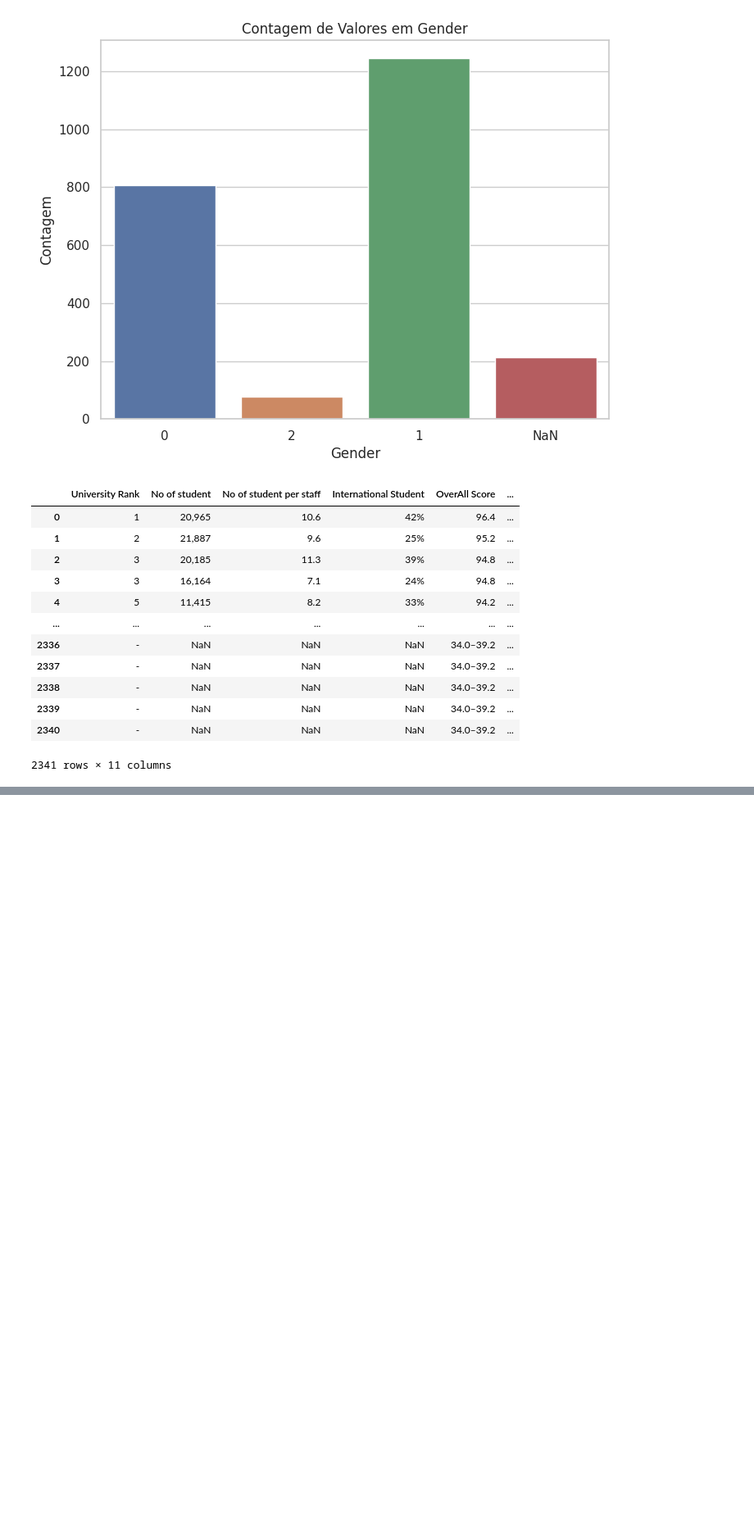
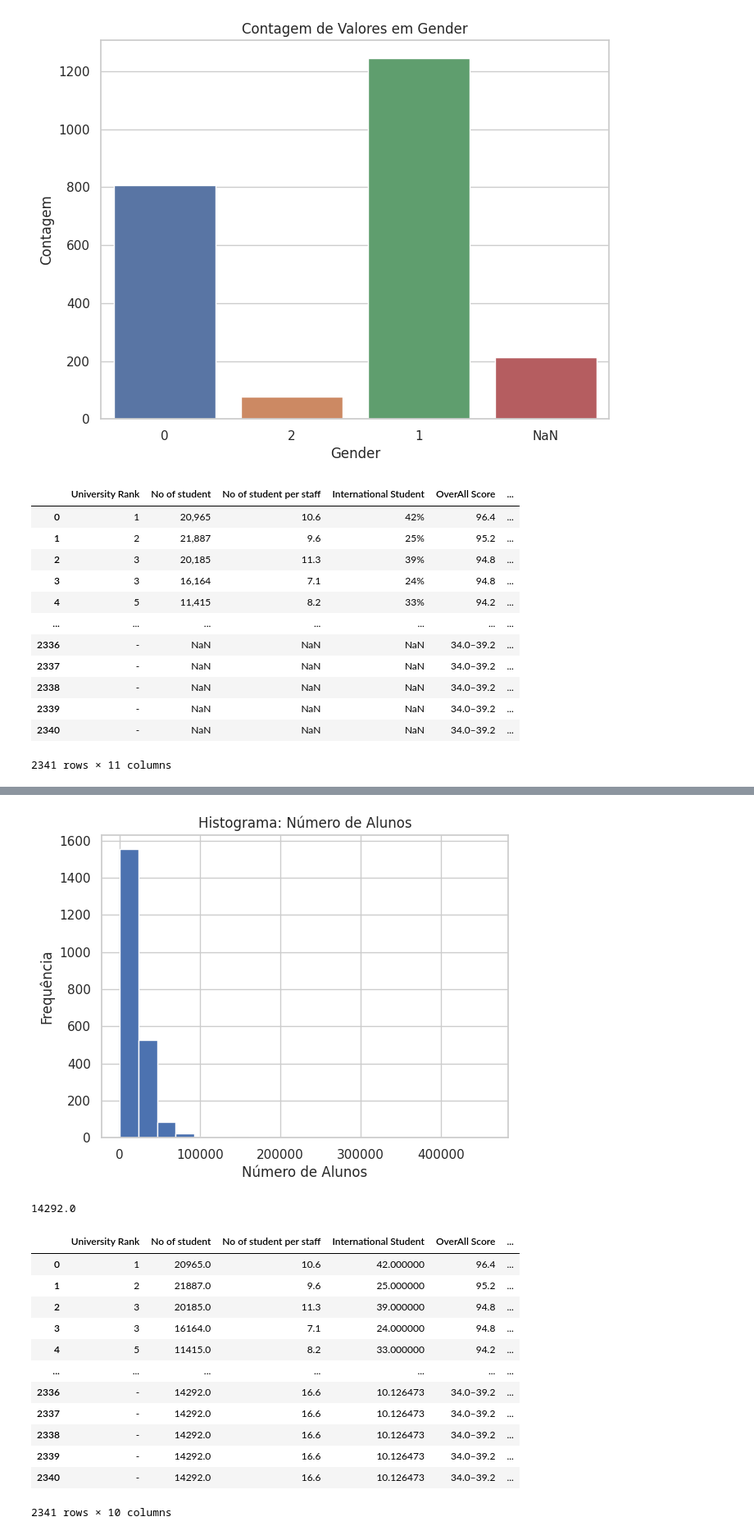
Before and after one commit to luadeprataart/Reconhecimento-de-Padroes, a Jupyter notebook: Desenvolvimento_de_Sistemas_de_IA_para_Análise_e_Previsão_de_Dados_no_Kaggle.ipynb, the cells around one changed output, grey strips where cells are left out. Shown at 82% size. Cells and saved outputs as stored; diff of their text form; code cells hidden in the pictures; blank space fills up the shorter version.

```diff
--- a/Desenvolvimento_de_Sistemas_de_IA_para_Análise_e_Previsão_de_Dados_no_Kaggle.ipynb
+++ b/Desenvolvimento_de_Sistemas_de_IA_para_Análise_e_Previsão_de_Dados_no_Kaggle.ipynb
@@ -302,3 +321,17 @@ display(df_filled)
 # %%
 #Tratando No of student per staff (Número de alunos por funcionário)
 #No of student per staff 133 dados faltantes
+#Utilizando a media pois o grafico tem um pico de frequencia muito nitido
+median_value = df_filled['No of student per staff'].median()
+df_filled['No of student per staff'].fillna(median_value, inplace=True)
+# %%
+#Tratando a coluna International Student
+#removendo a % dos valores e convertendo todos para float
+df_filled['International Student'] = pd.to_numeric(df_filled['International Student'].str.rstrip('%'), errors='coerce')
+
+#Removendo os valores vazios adicionando a media de alunos internacionais nas universidades
+media_value = df_filled['International Student'].mean()
+print('Media: '  , median_value)
+df_filled['International Student'].fillna(media_value, inplace=True)
+
+df_filled
@@ -304,0 +353,45 @@ display(df_filled)
+# %%
+#Tratando a coluna Research Score e Teaching Score
+#Na Matriz de Correlação (Heatmap), observa-se que research score e teaching score tem uma relação muito alta entre eles (0.88), ou seja quando uma variável
+#aumenta, a outra tende a aumentar também.
+
+#Sendo assim, a opção foi remover uma delas do dataset, e a Teaching Score foi a escolhida para ser removida
+df_remove_correlacao= df_filled.drop(columns=['Teaching Score'])
+
+media_value = df_remove_correlacao['Research Score'].mean()
+df_remove_correlacao['Research Score'].fillna(media_value, inplace=True)
+# %%
+#Tratando a coluna No of student
+#remover as virgulas dos dados
+df_remove_correlacao['No of student'] = pd.to_numeric(df_remove_correlacao['No of student'].str.replace(',', ''), errors='coerce')
+
+
+plt.hist(df_remove_correlacao['No of student'], bins=20)
+plt.xlabel('Número de Alunos')
+plt.ylabel('Frequência')
+plt.title('Histograma: Número de Alunos')
+plt.show()
+
+#tratando valores nulos com a mediana já que existe um pico muito definido
+media_value = df_remove_correlacao['No of student'].median()
+print(media_value)
+df_remove_correlacao['No of student'].fillna(media_value, inplace=True)
+
+
+df_remove_correlacao
+# %% [output]
+[figure, added]
+14292.0
+|  | University Rank | No of student | No of student per staff | International Student | OverAll Score | ... |
+| 0 | 1 | 20965.0 | 10.6 | 42.000000 | 96.4 | ... |
+| 1 | 2 | 21887.0 | 9.6 | 25.000000 | 95.2 | ... |
+| 2 | 3 | 20185.0 | 11.3 | 39.000000 | 94.8 | ... |
+| 3 | 3 | 16164.0 | 7.1 | 24.000000 | 94.8 | ... |
+| 4 | 5 | 11415.0 | 8.2 | 33.000000 | 94.2 | ... |
+| ... | ... | ... | ... | ... | ... | ... |
+| 2336 | - | 14292.0 | 16.6 | 10.126473 | 34.0–39.2 | ... |
+| 2337 | - | 14292.0 | 16.6 | 10.126473 | 34.0–39.2 | ... |
+| 2338 | - | 14292.0 | 16.6 | 10.126473 | 34.0–39.2 | ... |
+| 2339 | - | 14292.0 | 16.6 | 10.126473 | 34.0–39.2 | ... |
+| 2340 | - | 14292.0 | 16.6 | 10.126473 | 34.0–39.2 | ... |
+2341 rows × 10 columns
```
Also changed, not shown: parts of 14 cells of this notebook.
